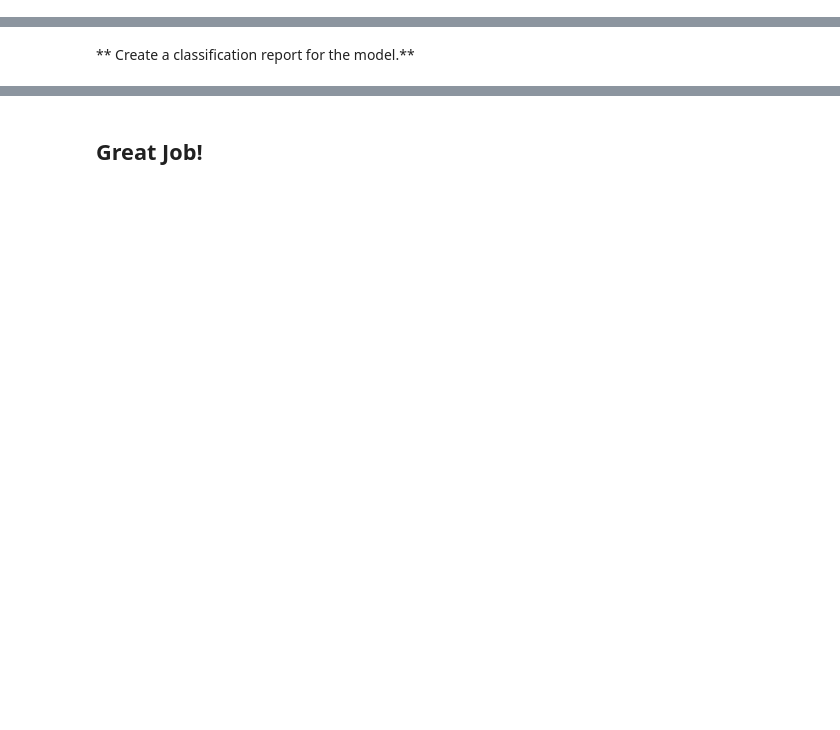
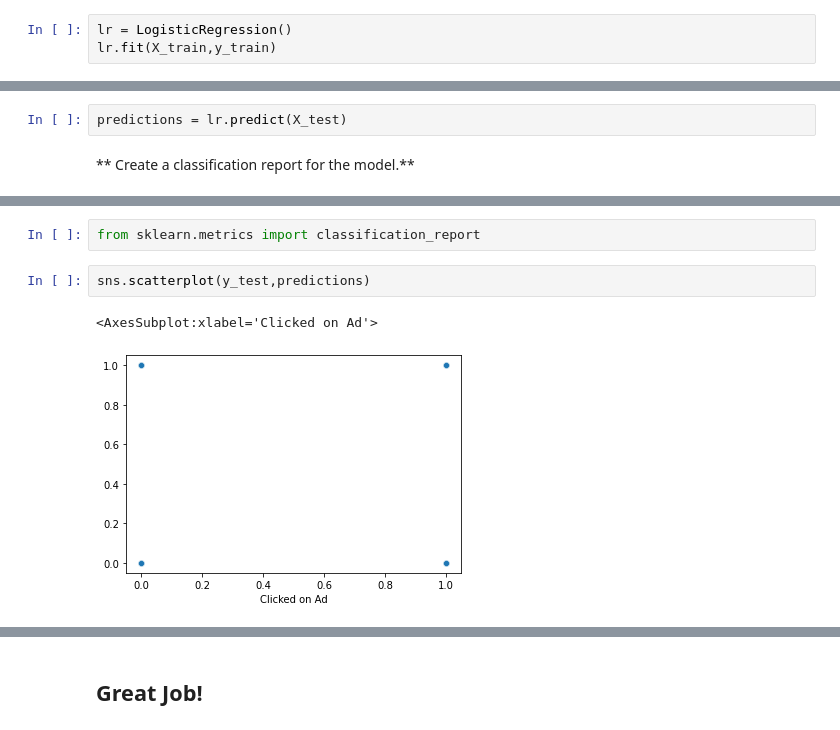
Before and after one commit to dhruvsahu/Machine-Learning-Advertisment-Prediction, a Jupyter notebook: 02-Logistic Regression Project.ipynb, the cells around one changed output, grey strips where cells are left out. Cells and saved outputs as stored; diff of their text form; blank space fills up the shorter version.

```diff
--- a/02-Logistic Regression Project.ipynb
+++ b/02-Logistic Regression Project.ipynb
@@ -154,0 +149,3 @@ LogisticRegression(C=1.0, class_weight=None, dual=False, fit_intercept=True,
+# %%
+lr = LogisticRegression()
+lr.fit(X_train,y_train)
@@ -155,5 +154,7 @@ LogisticRegression(C=1.0, class_weight=None, dual=False, fit_intercept=True,
 # %% [markdown]
 ## Predictions and Evaluations
 ** Now predict values for the testing data.**
+# %%
+predictions = lr.predict(X_test)
 # %% [markdown]
 ** Create a classification report for the model.**
@@ -167,0 +161,7 @@ avg / total       0.91      0.91      0.91       330
+# %%
+from sklearn.metrics import classification_report
+# %%
+sns.scatterplot(y_test,predictions)
+# %% [output]
+<AxesSubplot:xlabel='Clicked on Ad'>
+[figure, added]
```
Also changed, not shown: parts of 4 cells of this notebook.
